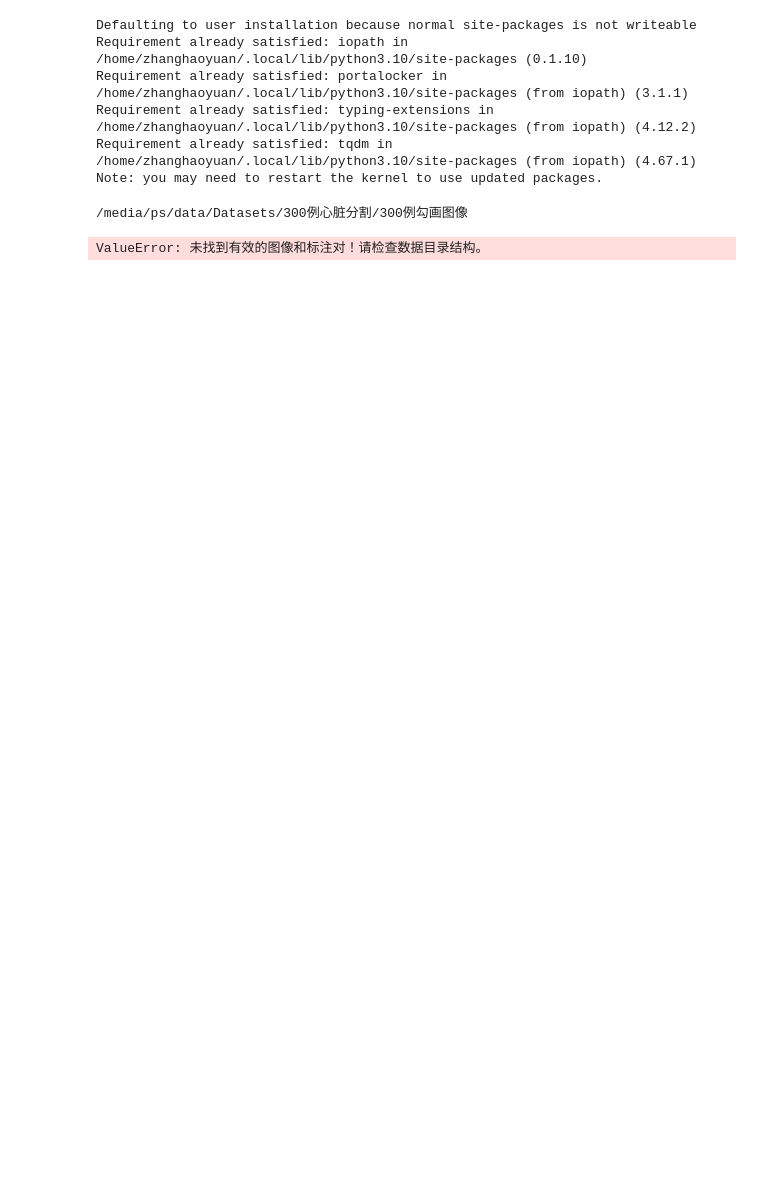
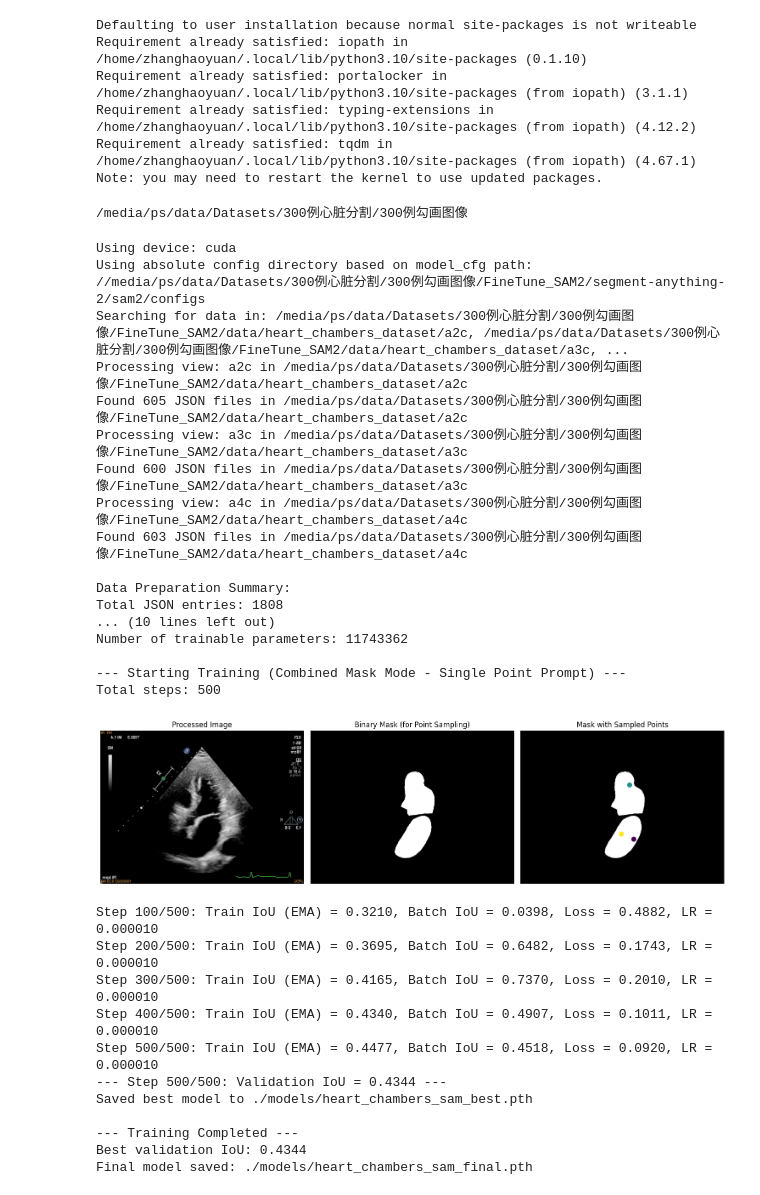
Before and after one commit to ZHANGHAOYUAN324/SAM2-Fine-tuning, a Jupyter notebook: heart_chambers_fine_tune.ipynb, the cells around one changed output. Drawn from its saved outputs; the diff is of its cells as text; code cells hidden in the pictures; blank space fills up the shorter version.

```diff
--- a/heart_chambers_fine_tune.ipynb
+++ b/heart_chambers_fine_tune.ipynb
@@ -25,27 +25,60 @@ sys.path.append(str(parent_dir))
 from HeartChambersSAMTrainer import HeartChambersSAMTrainer
 from matplotlib import pyplot as plt
 # %%
-# Initialize the trainer
+
+import os
+# 先切换到正确的目录
+os.chdir("/media/ps/data/Datasets/300例心脏分割/300例勾画图像/FineTune_SAM2/segment-anything-2")
+# 然后使用相对路径
+model_cfg = "sam2/configs/sam2.1/sam2.1_hiera_s.yaml"
+
 trainer = HeartChambersSAMTrainer(
     data_dir="/media/ps/data/Datasets/300例心脏分割/300例勾画图像/FineTune_SAM2/data/heart_chambers_dataset",
-    model_cfg="./media/ps/data/Datasets/300例心脏分割/300例勾画图像/FineTune_SAM2/segment-anything-2/sam2/configs/sam2.1/sam2.1_hiera_s.yaml",
+    model_cfg="//media/ps/data/Datasets/300例心脏分割/300例勾画图像/FineTune_SAM2/segment-anything-2/sam2/configs/sam2.1/sam2.1_hiera_s.yaml",
     checkpoint_path="/media/ps/data/Datasets/300例心脏分割/300例勾画图像/FineTune_SAM2/segment-anything-2/checkpoints/sam2.1_hiera_small.pt"
-)
-
+    )
 # Prepare the dataset
 trainer.prepare_data(test_size=0.2)
 
 # Initialize the model
 trainer.initialize_model()
 
 # Train the model
 trainer.train(
 
-    steps=2000,
+    steps=500,
     learning_rate=1e-5,  # 降低学习率适应医学图像任务
     weight_decay=2e-4,   # 增加正则化
     checkpoint_interval=500,
     validation_interval=500  # 添加验证间隔
 )
 # %% [output]
-ValueError: 未找到有效的图像和标注对！请检查数据目录结构。
+Using device: cuda
+Using absolute config directory based on model_cfg path: //media/ps/data/Datasets/300例心脏分割/300例勾画图像/FineTune_SAM2/segment-anything-2/sam2/configs
+Searching for data in: /media/ps/data/Datasets/300例心脏分割/300例勾画图像/FineTune_SAM2/data/heart_chambers_dataset/a2c, /media/ps/data/Datasets/300例心脏分割/300例勾画图像/FineTune_SAM2/data/heart_chambers_dataset/a3c, ...
+Processing view: a2c in /media/ps/data/Datasets/300例心脏分割/300例勾画图像/FineTune_SAM2/data/heart_chambers_dataset/a2c
+Found 605 JSON files in /media/ps/data/Datasets/300例心脏分割/300例勾画图像/FineTune_SAM2/data/heart_chambers_dataset/a2c
+Processing view: a3c in /media/ps/data/Datasets/300例心脏分割/300例勾画图像/FineTune_SAM2/data/heart_chambers_dataset/a3c
+Found 600 JSON files in /media/ps/data/Datasets/300例心脏分割/300例勾画图像/FineTune_SAM2/data/heart_chambers_dataset/a3c
+Processing view: a4c in /media/ps/data/Datasets/300例心脏分割/300例勾画图像/FineTune_SAM2/data/heart_chambers_dataset/a4c
+Found 603 JSON files in /media/ps/data/Datasets/300例心脏分割/300例勾画图像/FineTune_SAM2/data/heart_chambers_dataset/a4c
+
+Data Preparation Summary:
+Total JSON entries: 1808
+... (10 lines left out)
+Number of trainable parameters: 11743362
+
+--- Starting Training (Combined Mask Mode - Single Point Prompt) ---
+Total steps: 500
+[figure, added]
+Step 100/500: Train IoU (EMA) = 0.3210, Batch IoU = 0.0398, Loss = 0.4882, LR = 0.000010
+Step 200/500: Train IoU (EMA) = 0.3695, Batch IoU = 0.6482, Loss = 0.1743, LR = 0.000010
+Step 300/500: Train IoU (EMA) = 0.4165, Batch IoU = 0.7370, Loss = 0.2010, LR = 0.000010
+Step 400/500: Train IoU (EMA) = 0.4340, Batch IoU = 0.4907, Loss = 0.1011, LR = 0.000010
+Step 500/500: Train IoU (EMA) = 0.4477, Batch IoU = 0.4518, Loss = 0.0920, LR = 0.000010
+--- Step 500/500: Validation IoU = 0.4344 ---
+Saved best model to ./models/heart_chambers_sam_best.pth
+
+--- Training Completed ---
+Best validation IoU: 0.4344
+Final model saved: ./models/heart_chambers_sam_final.pth
```
Also changed, not shown: parts of 1 cell of this notebook.
